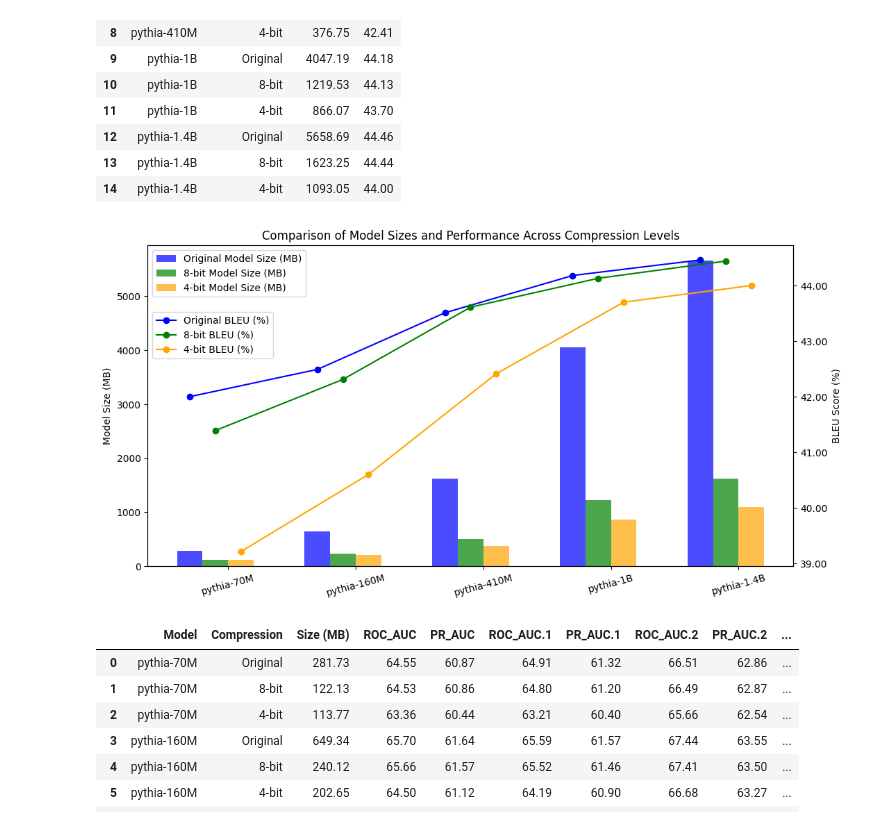
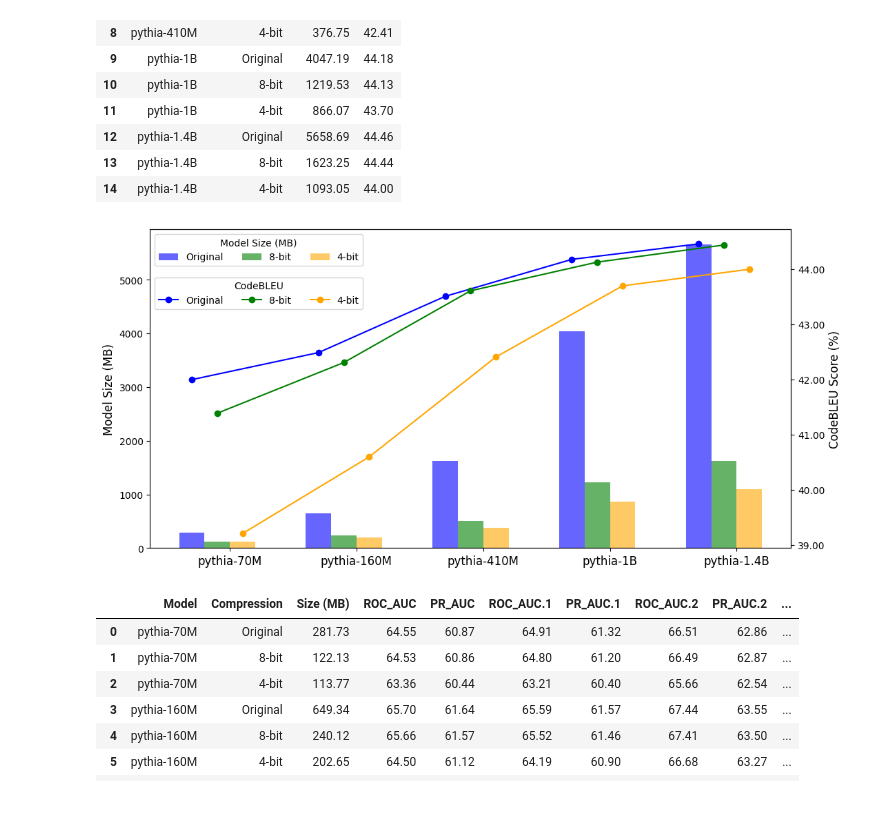
Before and after one commit to nazmul-me/mimir, a Jupyter notebook: RQsResult/Discussion.ipynb, the cells around one changed output. Cells and saved outputs as stored; diff of their text form; code cells hidden in the pictures.

Commit message:
graph changed

```diff
--- a/RQsResult/Discussion.ipynb
+++ b/RQsResult/Discussion.ipynb
@@ -37,41 +37,51 @@ df
 models = df["Model"].unique()
 compressions = df["Compression"].unique()
 
 # Define bar width and colors
 bar_width = 0.2
 colors = ["blue", "green", "orange"]
 
 x = np.arange(len(models))  # X-axis positions
 
 fig, ax1 = plt.subplots(figsize=(12, 6))
 
 # Plot bar chart for model sizes
 for i, comp in enumerate(compressions):
     subset = df[df["Compression"] == comp]
-    ax1.bar(x + i * bar_width, subset["Size (MB)"], width=bar_width, label=f"{comp} Model Size (MB)", alpha=0.7, color=colors[i])
+    ax1.bar(x + i * bar_width, subset["Size (MB)"], width=bar_width, label=f"{comp}", alpha=0.6, color=colors[i])
 
-ax1.set_ylabel("Model Size (MB)")
+ax1.set_ylabel("Model Size (MB)", fontsize=12)
 ax1.set_xticks(x + bar_width * 1.5)
-ax1.set_xticklabels(models, rotation=15)
+ax1.set_xticklabels(models, ha='center', fontsize=12)
 ax1.legend(loc="upper left")
-
+ax1.legend(
+    loc='upper left',
+    # bbox_to_anchor=(0, 1.15),
+    title="Model Size (MB)",
+    ncol=len(ax1.get_legend_handles_labels()[0])
+)
 # Second y-axis for performance scores
 ax2 = ax1.twinx()
 
 # Plot line chart for performance
 for i, comp in enumerate(compressions):
     subset = df[df["Compression"] == comp]
-    ax2.plot(x + i * bar_width, subset["BLEU"], marker="o", linestyle="-", label=f"{comp} BLEU (%)", color=colors[i])
+    ax2.plot(x + i * bar_width, subset["BLEU"], marker="o", linestyle="-", label=f"{comp}", color=colors[i], alpha=1.0)
 
-ax2.set_ylabel("BLEU Score (%)")
+ax2.set_ylabel("CodeBLEU Score (%)", fontsize=12)
 ax2.legend(loc="center left", bbox_to_anchor=(0, 0.72))
 plt.gca().yaxis.set_major_formatter(FuncFormatter(lambda y, _: f'{y:.2f}'))
+ax2.legend(
+    loc='center left',
+    bbox_to_anchor=(0, 0.8),
+    title="CodeBLEU",
+    ncol=len(ax2.get_legend_handles_labels()[0])
+)
 
-plt.title("Comparison of Model Sizes and Performance Across Compression Levels")
 plt.savefig(f"./output/model_comparison.png", dpi=300, bbox_inches="tight")
 plt.show()
 # %% [output]
-[figure, old version]
+[figure, new version]
 # %%
 df = pd.read_csv(full_url, skiprows=2, usecols=['Model', 'Compression', 'Size (MB)', 'ROC_AUC', 'PR_AUC', 'ROC_AUC.1', 'PR_AUC.1', 'ROC_AUC.2', 'PR_AUC.2', 'ROC_AUC.3', 'PR_AUC.3']).iloc[:limit, :]
 df
```
Also changed, not shown: 10 other files.
